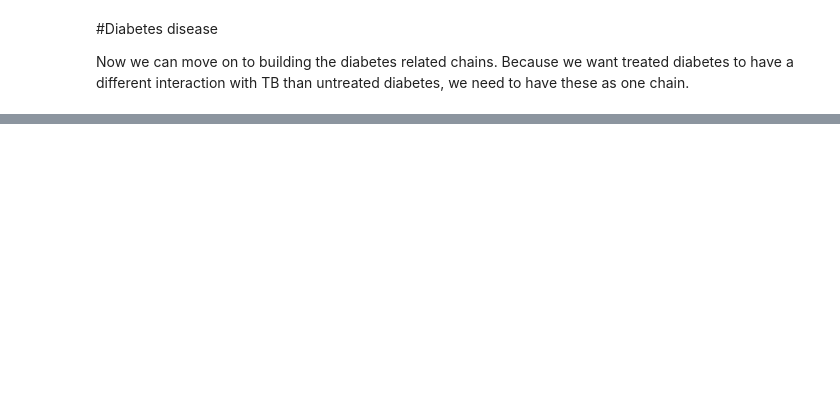
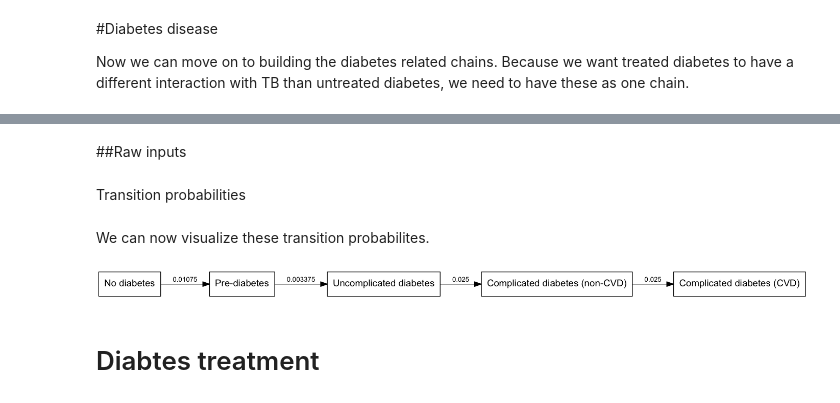
Before and after one commit to alexgoodell/limsa, a Jupyter notebook: Limsa.ipynb, the cells around one changed output, grey strips where cells are left out. Drawn from its saved outputs; the diff is of its cells as text; code cells hidden in the pictures; blank space fills up the shorter version.

```diff
--- a/Limsa.ipynb
+++ b/Limsa.ipynb
@@ -1582,0 +1652,2 @@ print State.query.filter_by(chain=diabetes_disease_and_treatment).all()
+# %% [markdown]
+##Raw inputs
@@ -1582,0 +1715,2 @@ print State.query.filter_by(chain=diabetes_disease_and_treatment).all()
+# %% [markdown]
+Transition probabilities
@@ -1582,0 +1772,10 @@ print State.query.filter_by(chain=diabetes_disease_and_treatment).all()
+# %% [markdown]
+We can now visualize these transition probabilites.
+# %%
+link_tps_to_chains()
+visualize_chain(dm_disease_chain)
+Image(filename='file.png')
+# %% [output]
+[figure, added]
+# %% [markdown]
+# Diabtes treatment
```
Also changed, not shown: parts of 17 cells of this notebook, 2 other files.
